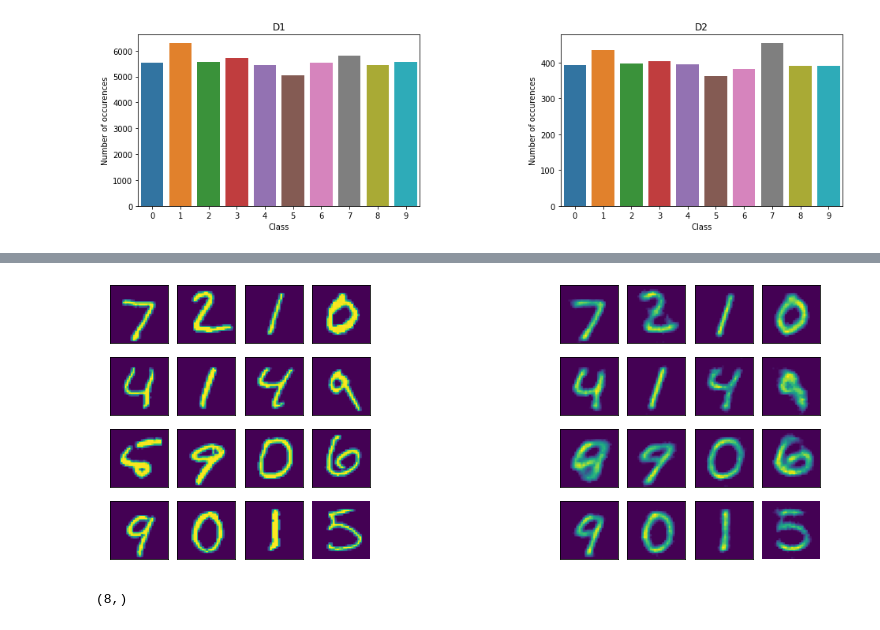
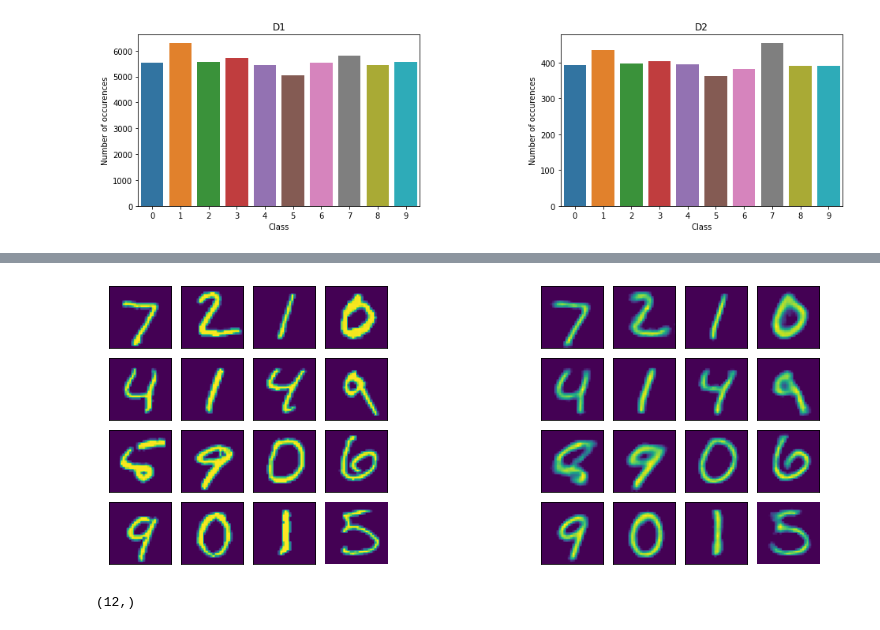
Before and after one commit to markusmkim/DL-Autoencoder, a Jupyter notebook: main.ipynb, the cells around one changed output, grey strips where cells are left out. Saved outputs shown, nothing was run; the diff lists cells and outputs as text; code cells hidden in the pictures.

Commit message:
training plots and pivotal params added

```diff
--- a/main.ipynb
+++ b/main.ipynb
@@ -17,19 +17,20 @@ Pivotal Parameters
 dataset = mnist
 ratio_D1_D2 = 14
 ratio_test_val: 6
-latent_vector_size = 8
+latent_vector_size = 12
 
-lr_autoencoder = 0.01
+lr_autoencoder = 0.001
 loss_autoencoder = "mse"
 optimizer_autoencoder = "adam"
 epochs_autoencoder = 5
 
-lr_classifier = 0.01
+lr_classifier = 0.001
 loss_classifier = "categorical_crossentropy"
 optimizer_classifier = "adam"
 epochs_classifier = 8
+freeze_encoder = False
 
-n_autoencoder_reconstructions: 16
+n_autoencoder_reconstructions = 16
 show_tsne = True
 # %%
 (x_train, y_train), (x_test, y_test) = dataset.load_data()
@@ -96,6 +97,10 @@ from models.classifier import deep_classifier
 classifier_C1 = deep_classifier(10, encoder=encoder)
 classifier_C2 = deep_classifier(10, input_shape=(28, 28))
 # %%
-autoencoder.compile(optimizer="adam", loss="mse")
-autoencoder.fit(x_train_d1, x_train_d1, epochs=1, batch_size=64, validation_data=(x_test, x_test), verbose=1)
+from utils.callback import TrainingCallback
+from utils.optimizer import optimizer
+
+logs_autoencoder = []
+autoencoder.compile(optimizer=optimizer(optimizer_autoencoder, lr_autoencoder), loss=loss_autoencoder)
+autoencoder.fit(x_train_d1, x_train_d1, epochs=epochs_autoencoder, batch_size=64, validation_data=(x_test, x_test), verbose=1, callbacks=[TrainingCallback(logs_autoencoder)])
 # %% [output]
@@ -104,16 +123,18 @@ autoencoder.fit(x_train_d1, x_train_d1, epochs=1, batch_size=64, validation_data
 # %%
 from utils.visualize import show_image_chunks
 transformed_images = autoencoder.predict(x_test).reshape((len(x_test), 28, 28))
 
-show_image_chunks([x_test[:16], transformed_images[:16]])
+show_image_chunks([x_test[:n_autoencoder_reconstructions], transformed_images[:n_autoencoder_reconstructions]])
 #show_image_chunk(x_test[:16])
 #show_image_chunk(transformed_images[:16])
 # %% [output]
-[figure, old version]
+[figure, new version]
 # %%
 # Now that autoencoder is trained, the encoder module can be used for other things
 # encoder = keras.Model(input_layer, latent_layer)
+from utils.visualize import tsne_plot
+
 compressed_image_representations = encoder.predict(x_test)
-compressed_image_representations[0].shape
+tsne_plot(compressed_image_representations[:200], test_labels[:200])
 # %% [output]
-(8,)
+(12,)
```
Also changed, not shown: parts of 9 cells of this notebook, 3 other files.
